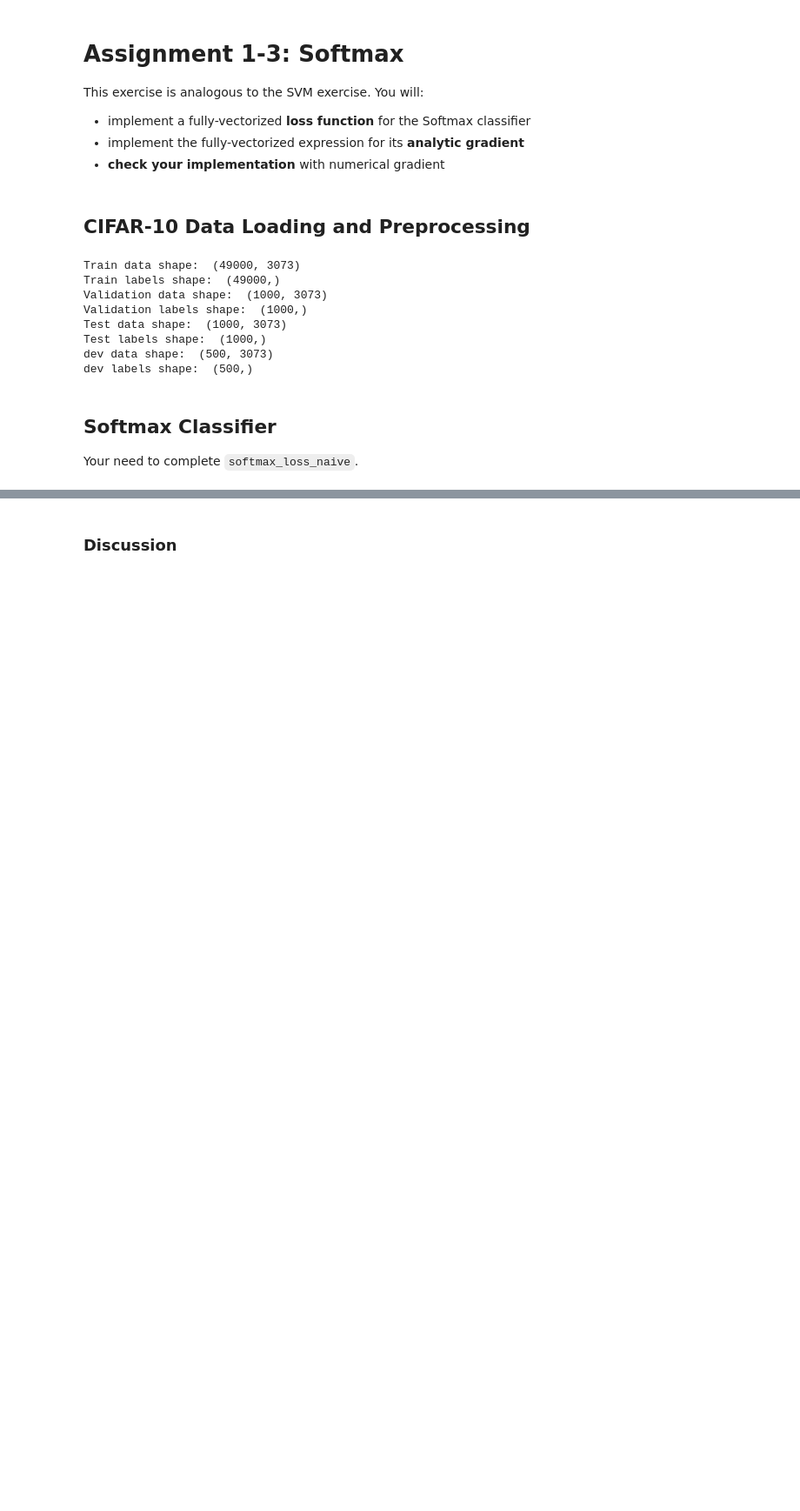
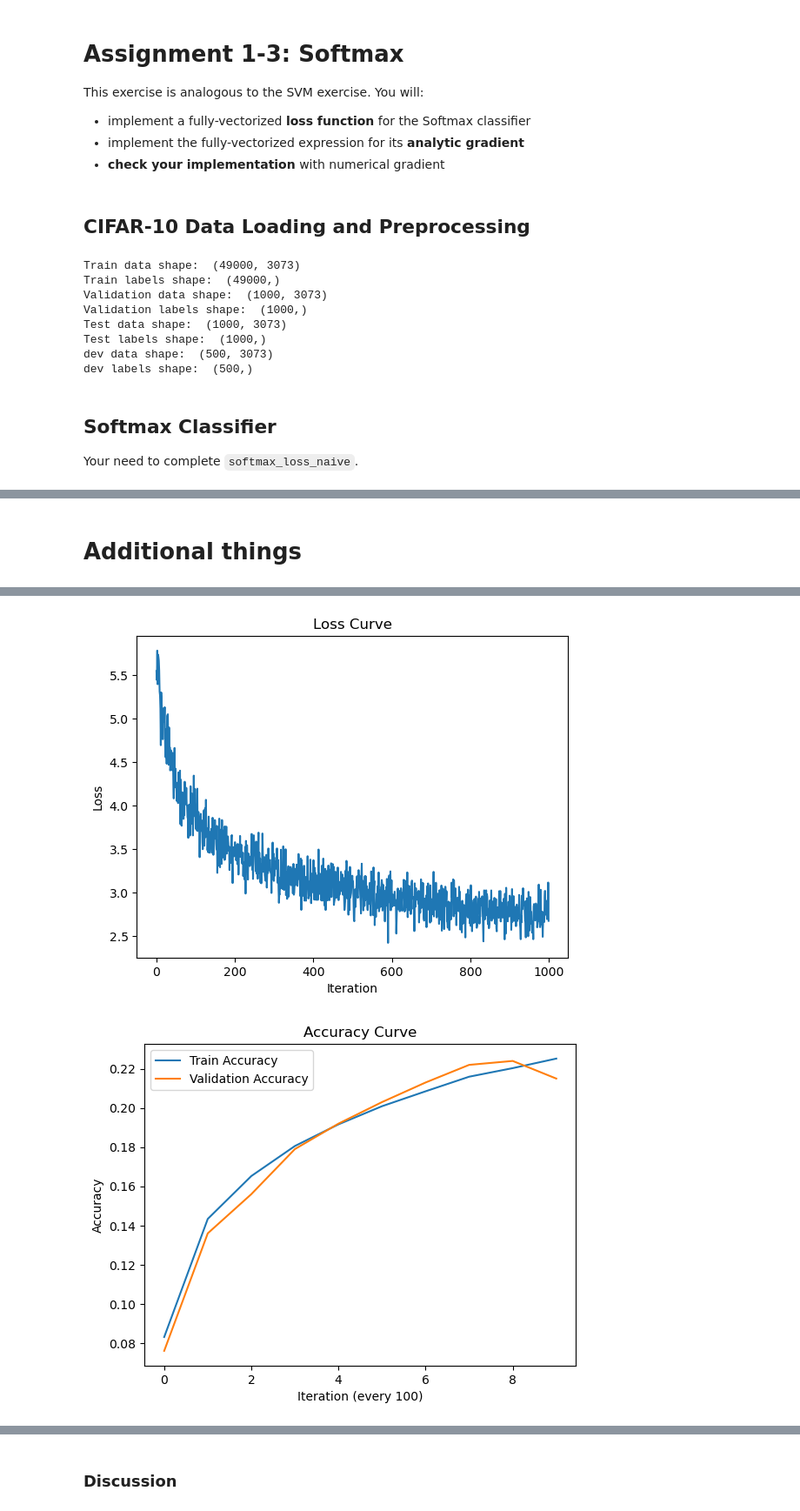
Before and after one commit to Computer-Vision-Group-F/Assignment1, a Jupyter notebook: softmax.ipynb, the cells around one changed output, grey strips where cells are left out. Shown at 87% size. Cells and saved outputs as stored; diff of their text form; code cells hidden in the pictures; blank space fills up the shorter version.

Commit message:
softmax - vectorized

```diff
--- a/softmax.ipynb
+++ b/softmax.ipynb
@@ -234,2 +276,62 @@ vectorized loss: 0.000000e+00 computed in 0.000000s
 Loss difference: 0.000000
 Gradient difference: 0.000000
+# %% [markdown]
+# Additional things
+# %%
+import matplotlib.pyplot as plt
+
+def train_softmax(X_train, y_train, X_val, y_val, learning_rate=1e-7, reg=1e-3, num_iters=1000, batch_size=200):
+    num_train, dim = X_train.shape
+    num_classes = np.max(y_train) + 1  # assuming labels are 0 to C-1
+
+    # Initialize the weights randomly
+    W = np.random.randn(dim, num_classes) * 0.001
+
+    # To store loss and accuracy for plotting
+    loss_history = []
+    train_acc_history = []
+    val_acc_history = []
+
+    for it in range(num_iters):
+        # Sample a batch of data
+        batch_indices = np.random.choice(num_train, batch_size)
+        X_batch = X_train[batch_indices]
+        y_batch = y_train[batch_indices]
+
+        # Compute loss and gradient
+        loss, grad = softmax_loss_vectorized(W, X_batch, y_batch, reg)
+        loss_history.append(loss)
+
+        # Update the weights using gradient descent
+        W -= learning_rate * grad
+
+        # Every 100 iterations, record training and validation accuracy
+        if it % 100 == 0:
+            train_acc = (np.argmax(X_train.dot(W), axis=1) == y_train).mean()
+            val_acc = (np.argmax(X_val.dot(W), axis=1) == y_val).mean()
+            train_acc_history.append(train_acc)
+            val_acc_history.append(val_acc)
+
+            print(f'Iteration {it}/{num_iters}, Loss: {loss}, Train Accuracy: {train_acc}, Validation Accuracy: {val_acc}')
+
+    return W, loss_history, train_acc_history, val_acc_history
+
+# Example usage:
+W, loss_history, train_acc_history, val_acc_history = train_softmax(X_train, y_train, X_val, y_val)
+
+# Plot the loss curve
+plt.plot(loss_history)
+plt.title('Loss Curve')
+plt.xlabel('Iteration')
+plt.ylabel('Loss')
+plt.show()
+
+# Plot the accuracy curves
+plt.plot(train_acc_history, label='Train Accuracy')
+plt.plot(val_acc_history, label='Validation Accuracy')
+plt.title('Accuracy Curve')
+plt.xlabel('Iteration (every 100)')
+plt.ylabel('Accuracy')
+plt.legend()
+plt.show()
+# %% [output]
@@ -235,0 +348,2 @@ Gradient difference: 0.000000
+[figure, added]
+[figure, added]
```
Also changed, not shown: parts of 11 cells of this notebook, 2 other files.
